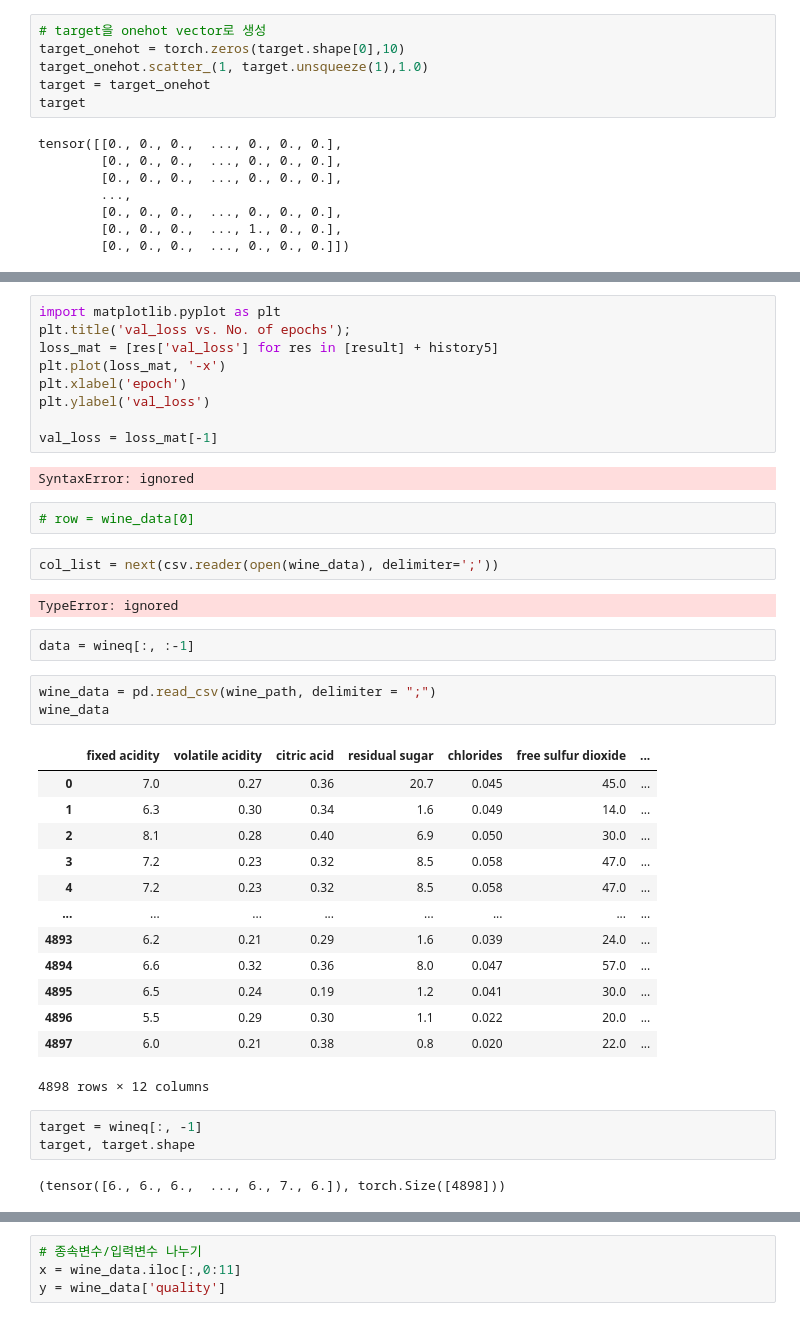
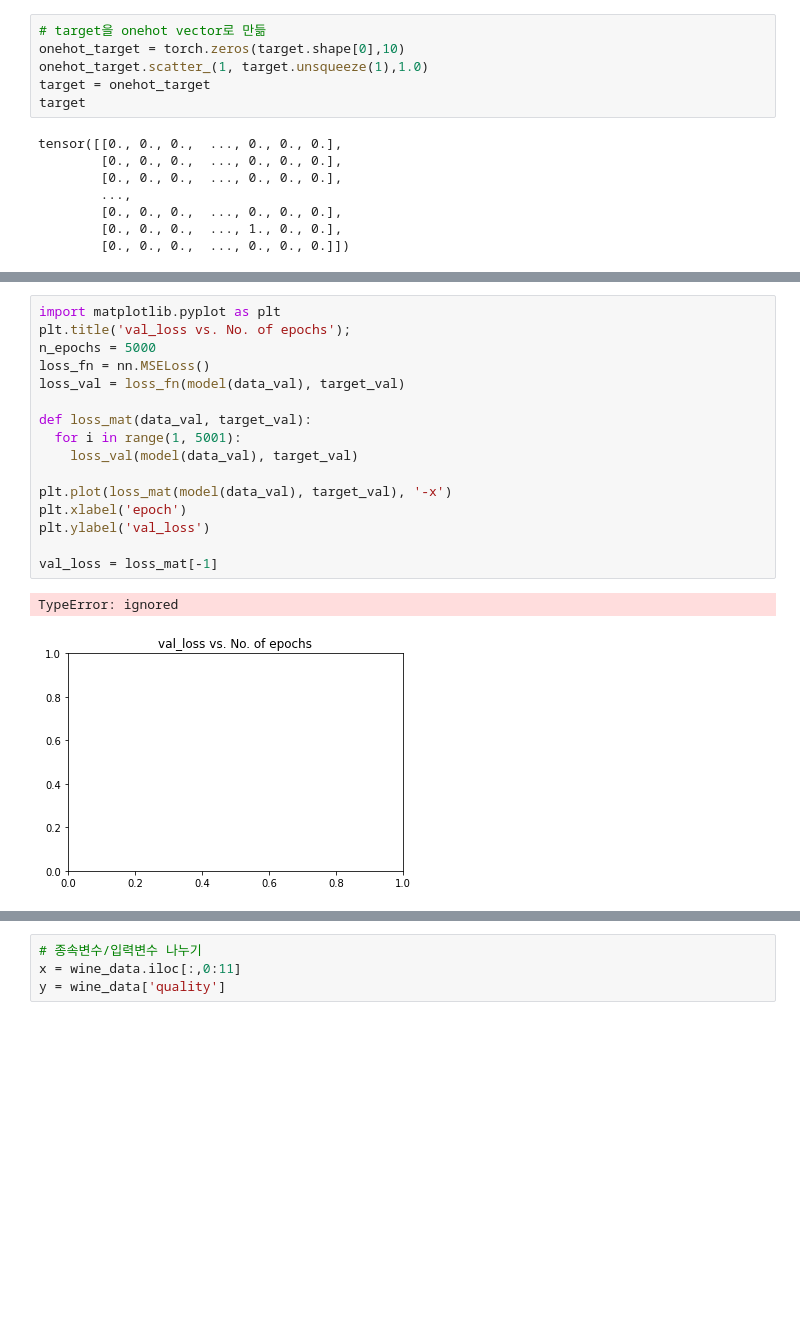
Before and after one commit to zeze1004/AI, a Jupyter notebook: Homework2.ipynb, the cells around one changed output, grey strips where cells are left out. Drawn from its saved outputs; the diff is of its cells as text; blank space fills up the shorter version.

```diff
--- a/Homework2.ipynb
+++ b/Homework2.ipynb
@@ -47,10 +48,10 @@ target
 # %% [output]
 tensor([6, 6, 6,  ..., 6, 7, 6])
 # %%
-# target을 onehot vector로 생성
-target_onehot = torch.zeros(target.shape[0],10)
-target_onehot.scatter_(1, target.unsqueeze(1),1.0)
-target = target_onehot
+# target을 onehot vector로 만듦
+onehot_target = torch.zeros(target.shape[0],10)
+onehot_target.scatter_(1, target.unsqueeze(1),1.0)
+target = onehot_target
 target
 # %% [output]
 tensor([[0., 0., 0.,  ..., 0., 0., 0.],
@@ -140,41 +142,19 @@ tensor([-0.0711, -0.2679, -0.0677, -0.1033,  0.2354,  0.1298,  0.1269,  0.0030,
 # %%
 import matplotlib.pyplot as plt
 plt.title('val_loss vs. No. of epochs');
-loss_mat = [res['val_loss'] for res in [result] + history5]
-plt.plot(loss_mat, '-x')
+n_epochs = 5000
+loss_fn = nn.MSELoss()
+loss_val = loss_fn(model(data_val), target_val)
+
+def loss_mat(data_val, target_val):
+  for i in range(1, 5001):
+    loss_val(model(data_val), target_val)
+
+plt.plot(loss_mat(model(data_val), target_val), '-x')
 plt.xlabel('epoch')
 plt.ylabel('val_loss')
 
 val_loss = loss_mat[-1]
 # %% [output]
-SyntaxError: ignored
+TypeError: ignored
+[figure, added]
-# %%
-# row = wine_data[0]
-# %%
-col_list = next(csv.reader(open(wine_data), delimiter=';'))
-# %% [output]
-TypeError: ignored
-# %%
-data = wineq[:, :-1]
-# %%
-wine_data = pd.read_csv(wine_path, delimiter = ";")
-wine_data
-# %% [output]
-|  | fixed acidity | volatile acidity | citric acid | residual sugar | chlorides | free sulfur dioxide | ... |
-| 0 | 7.0 | 0.27 | 0.36 | 20.7 | 0.045 | 45.0 | ... |
-| 1 | 6.3 | 0.30 | 0.34 | 1.6 | 0.049 | 14.0 | ... |
-| 2 | 8.1 | 0.28 | 0.40 | 6.9 | 0.050 | 30.0 | ... |
-| 3 | 7.2 | 0.23 | 0.32 | 8.5 | 0.058 | 47.0 | ... |
-| 4 | 7.2 | 0.23 | 0.32 | 8.5 | 0.058 | 47.0 | ... |
-| ... | ... | ... | ... | ... | ... | ... | ... |
-| 4893 | 6.2 | 0.21 | 0.29 | 1.6 | 0.039 | 24.0 | ... |
-| 4894 | 6.6 | 0.32 | 0.36 | 8.0 | 0.047 | 57.0 | ... |
-| 4895 | 6.5 | 0.24 | 0.19 | 1.2 | 0.041 | 30.0 | ... |
-| 4896 | 5.5 | 0.29 | 0.30 | 1.1 | 0.022 | 20.0 | ... |
-| 4897 | 6.0 | 0.21 | 0.38 | 0.8 | 0.020 | 22.0 | ... |
-4898 rows × 12 columns
-# %%
-target = wineq[:, -1]
-target, target.shape
-# %% [output]
-(tensor([6., 6., 6.,  ..., 6., 7., 6.]), torch.Size([4898]))
```
Also changed, not shown: parts of 20 cells of this notebook.
